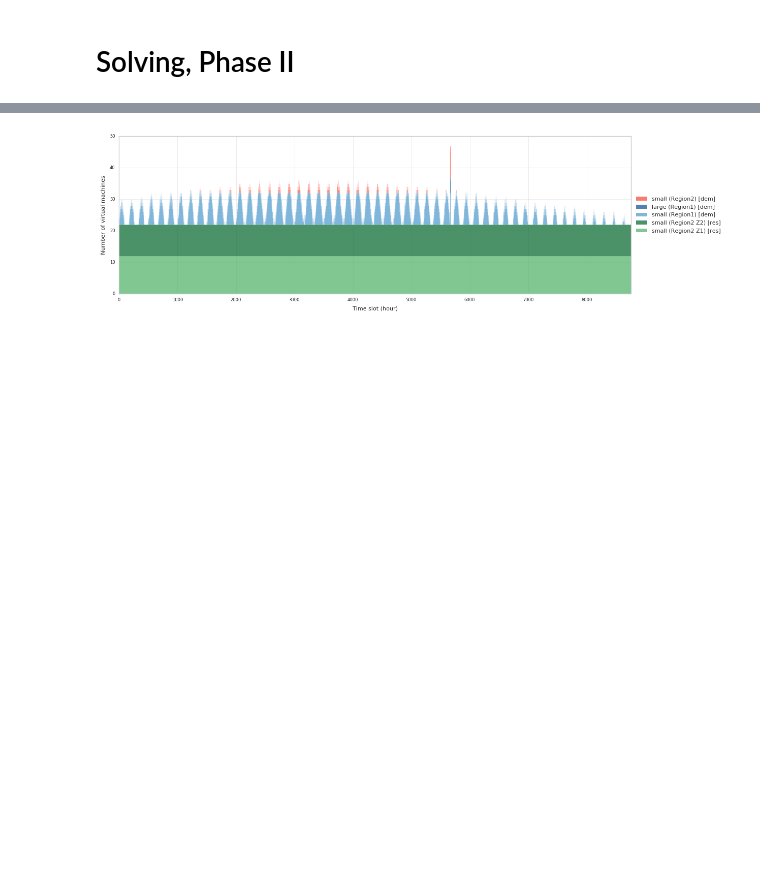
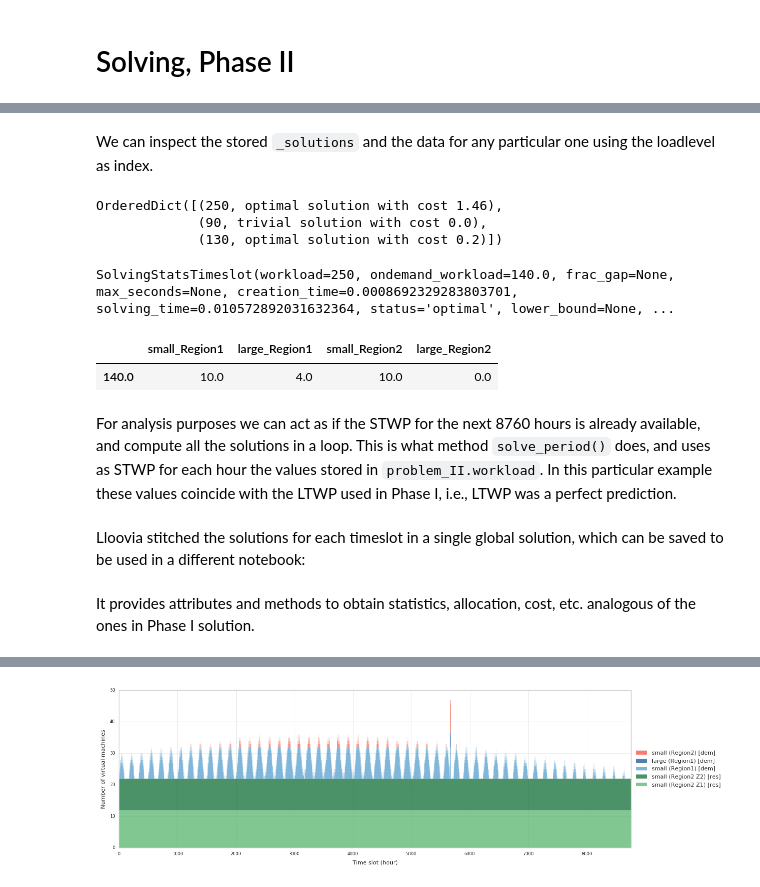
Before and after one commit to asi-uniovi/lloovia, a Jupyter notebook: notebooks/04-Example.ipynb, the cells around one changed output, grey strips where cells are left out. Cells and saved outputs as stored; diff of their text form; code cells hidden in the pictures; blank space fills up the shorter version.

```diff
--- a/notebooks/04-Example.ipynb
+++ b/notebooks/04-Example.ipynb
@@ -753,0 +720,8 @@ The cost of the allocation given by Phase II is very close to the optimal (found
+# %%
+# Intialize the problem for PhaseII with the same instances used for phase I
+# The workload stored in the problem for phase II is the STWP for each timeslot
+# in the next reservation period, and it will not be available in a real scenario,
+# in which typically we will have the STWP for the next hour only.
+# The use of this parameter is explained later.
+problemII = Problem(problem.instances, problem.workload)
+phase_II = lloovia.PhaseII(problemII, phase_I_10.solution, title="Example phase II")
@@ -753,0 +738,19 @@ The cost of the allocation given by Phase II is very close to the optimal (found
+# %% [markdown]
+We can inspect the stored `_solutions` and the data for any particular one using the loadlevel as index.
+# %%
+# See how many solutions have been stored so far
+phase_II._solutions
+# %% [output]
+OrderedDict([(250, optimal solution with cost 1.46),
+             (90, trivial solution with cost 0.0),
+             (130, optimal solution with cost 0.2)])
+# %%
+# Inspect the solution for workload=250
+print(phase_II._solutions[250].solving_stats)
+display(phase_II._solutions[250].allocation)
+# %% [output]
+SolvingStatsTimeslot(workload=250, ondemand_workload=140.0, frac_gap=None, max_seconds=None, creation_time=0.0008692329283803701, solving_time=0.010572892031632364, status='optimal', lower_bound=None, ...
+|  | small_Region1 | large_Region1 | small_Region2 | large_Region2 |
+| 140.0 | 10.0 | 4.0 | 10.0 | 0.0 |
+# %% [markdown]
+For analysis purposes we can act as if the STWP for the next 8760 hours is already available, and compute all the solutions in a loop. This is what method `solve_period()` does, and uses as STWP for each hour the values stored in `problem_II.workload`. In this particular example these values coincide with the LTWP used in Phase I, i.e., LTWP was a perfect prediction.
@@ -753,0 +759,2 @@ The cost of the allocation given by Phase II is very close to the optimal (found
+# %% [markdown]
+Lloovia stitched the solutions for each timeslot in a single global solution, which can be saved to be used in a different notebook:
@@ -753,0 +763,2 @@ The cost of the allocation given by Phase II is very close to the optimal (found
+# %% [markdown]
+It provides attributes and methods to obtain statistics, allocation, cost, etc. analogous of the ones in Phase I solution.
```
Also changed, not shown: parts of 36 cells of this notebook.
